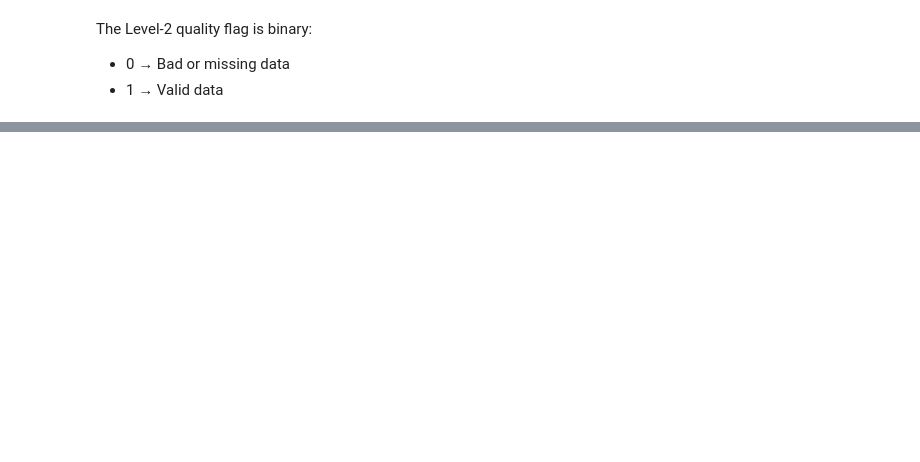
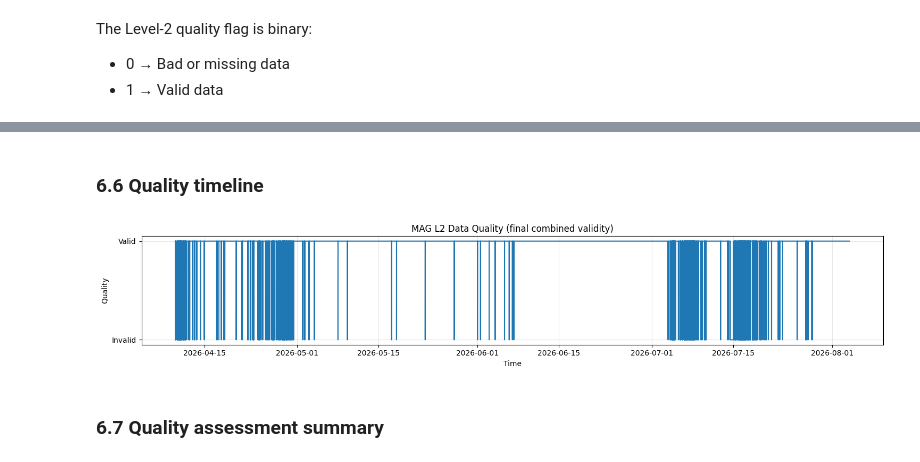
Before and after one commit to aryanap07/AdityaL1-MAG, a Jupyter notebook: notebooks/01_mag_data_characterization.ipynb, the cells around one changed output, grey strips where cells are left out. Drawn from its saved outputs; the diff is of its cells as text; code cells hidden in the pictures; blank space fills up the shorter version.

```diff
--- a/notebooks/01_mag_data_characterization.ipynb
+++ b/notebooks/01_mag_data_characterization.ipynb
@@ -270,10 +463,0 @@ plt.show()
-# %%
-time_utc = pd.to_datetime(ds["time"].values, unit="s", utc=True)
-
-invalid_mask = ds["Quality_flag_10s_data"].values == 0
-
-invalid_times = time_utc[invalid_mask]
-
-print(f"First invalid timestamp: {invalid_times[0]}")
-print(f"Last invalid timestamp: {invalid_times[-1]}")
-print(f"Invalid duration: {invalid_times[-1] - invalid_times[0]}")
@@ -299,0 +497,20 @@ Max:    17.170 nT
+# %%
+flag_valid_mask = quality_flags == QUALITY_VALID
+
+fill_masks = {
+    name: raw_components[name] == FILL_VALUE for name in GSE_COMPONENTS
+}
+no_fill_mask = np.logical_and.reduce(
+    [~fill_masks[name] for name in GSE_COMPONENTS]
+)
+
+finite_mask = np.logical_and.reduce(
+    [np.isfinite(raw_components[name]) for name in GSE_COMPONENTS]
+)
+
+valid_mask = flag_valid_mask & no_fill_mask & finite_mask
+
+print(f"Flag-valid fraction:    {flag_valid_mask.mean():.4%}")
+print(f"No-fill fraction:       {no_fill_mask.mean():.4%}")
+print(f"Finite fraction:        {finite_mask.mean():.4%}")
+print(f"Final valid fraction:   {valid_mask.mean():.4%}")
@@ -299,0 +634,19 @@ Max:    17.170 nT
+# %% [markdown]
+### 6.6 Quality timeline
+# %%
+plt.figure(figsize=(15, 3))
+
+plt.step(time_utc, valid_mask.astype(int), where="post")
+
+plt.xlabel("Time")
+plt.ylabel("Quality")
+plt.yticks([0, 1], ["Invalid", "Valid"])
+plt.title("MAG L2 Data Quality (final combined validity)")
+plt.grid(alpha=0.3)
+
+plt.tight_layout()
+plt.show()
+# %% [output]
+[figure, added]
+# %% [markdown]
+### 6.7 Quality assessment summary
```
Also changed, not shown: parts of 139 cells of this notebook.
